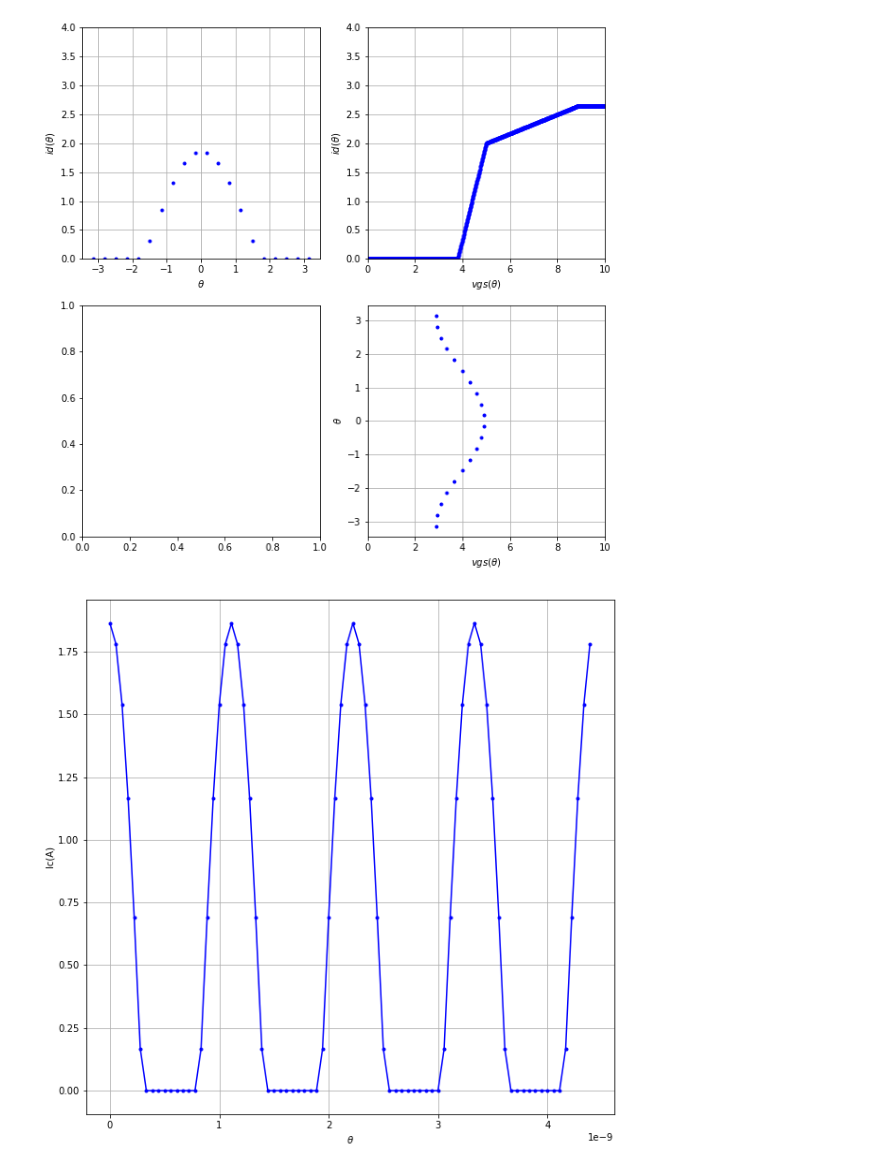
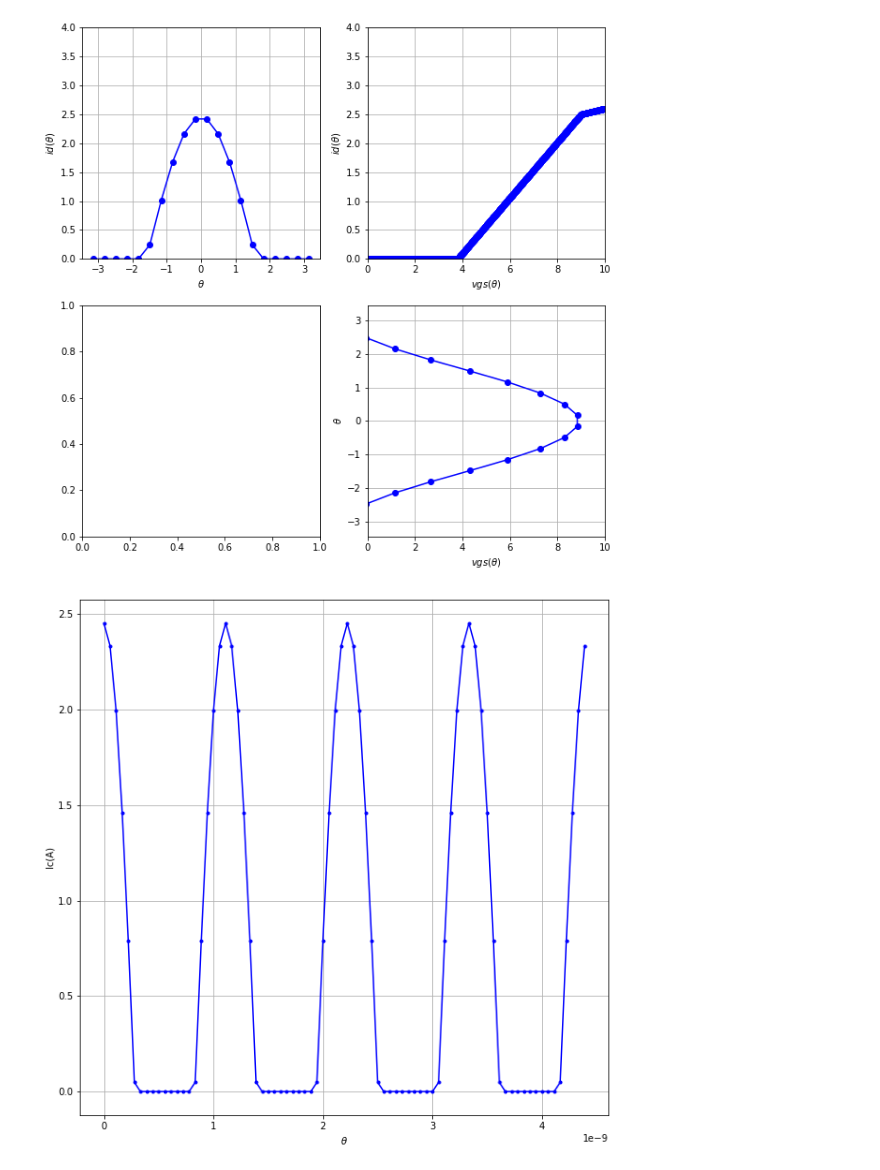
Before and after one commit to aalmela/EAIII_Radar, a Jupyter notebook: Amplificador_Potencia.ipynb, the cells around one changed output. Drawn from its saved outputs; the diff is of its cells as text; code cells hidden in the pictures.

```diff
--- a/Amplificador_Potencia.ipynb
+++ b/Amplificador_Potencia.ipynb
@@ -174,7 +169,7 @@ from scipy.fftpack import fft, fftfreq
 from IPython.display import Image
 %matplotlib inline
 params = {'legend.fontsize': 10,
-          'figure.figsize': (20, 10),
+          'figure.figsize': (10, 10),
          'axes.labelsize': 10,
          'axes.titlesize': 10,
          'xtick.labelsize':10,
@@ -224,14 +215,14 @@ plt.plot(vgs,idss)
 # %%
 def idi(v):
-    i =  0.             if (v < 3.8) else 0
-    i = (2/1.2)*(v-3.8) if (v >= 3.8  and v <  5) else i
-    i = 2+(0.5/3)*(v-5) if (v >= 5  and v <  8.8) else i
-    i = (2.64) if (v >= 8.8  ) else i
+    i =  0.                     if (v < 3.8) else 0
+    i =       (2.5/5.2)*(v-3.8) if (v >= 3.8  and v <  9) else i
+    i =  2.5 +(0.5/5.0)*(v-9.0) if (v >= 9    and v < 14) else i
+    i = (3.0)                   if (v >= 14  ) else i
     return i
 
 
 
-vgsa = np.arange(0,10,0.01)
+vgsa = np.arange(0,16,0.01)
 idsa = np.array([idi(v) for v in vgsa])
 
 plt.plot(vgsa,idsa,'b.')
@@ -262,20 +236,32 @@ ValueError: operands could not be broadcast together with shapes (16,) (80,)
 # %%
+# defino el sampleo
+nt  = int(T/ds/numT)
+# vector de tiempo
+th  = np.pi*np.linspace(-1, 1, num=nt)
+
+vgs  = 5
+
+vgst = VGG + vgs * np.cos(th)
+
+idst = np.array([idi(v) for v in vgst])
+
+
 fig, ((ax1, ax2), (ax3, ax4)) = plt.subplots(2, 2)
 
 
 # Plot various projections of the samples.
-ax1.plot(th, idst, 'b.')
+ax1.plot(th, idst, 'bo-')
 ax1.grid(True)
 ax1.set(xlabel='$\\theta$', ylabel='$id(\\theta)$')
 ax1.set(ylim=(0, 4))
 
-ax2.plot(vgsa, idsa, 'b.')
+ax2.plot(vgsa, idsa, 'bo-')
 ax2.grid(True)
 ax2.set(xlabel='$vgs(\\theta)$', ylabel='$id(\\theta)$')
 ax2.set(xlim=(0, 10))
 ax2.set(ylim=(0, 4))
 
-ax4.plot(vgst,th, 'b.')
+ax4.plot(vgst,th, 'bo-')
 ax4.set(xlabel='$vgs(\\theta)$', ylabel='$\\theta$')
 ax4.set
 ax4.grid(True)
@@ -283,18 +269,21 @@ ax4.set(xlim=(0, 10))
 
 plt.show()
 # %% [output]
-[figure, old version]
+[figure, new version]
 # %%
+vgst = VGG + vgs * np.cos(2*np.pi*fc*time)
 
-plt.plot(time, idss,'b.-')
+idst = np.array([idi(v) for v in vgst])
+
+plt.plot(time, idst,'b.-')
 
 #plt.axis([0, 4, 0, 4.5])
 plt.grid()
 plt.ylabel('Ic(A)')
 plt.xlabel('$\\theta$')
 plt.show()
 # %% [output]
-[figure, old version]
+[figure, new version]
 # %%
 # Transformada Discreta de Fourier
 def DFT(x):
```
Also changed, not shown: parts of 7 cells of this notebook, 9 other files.
